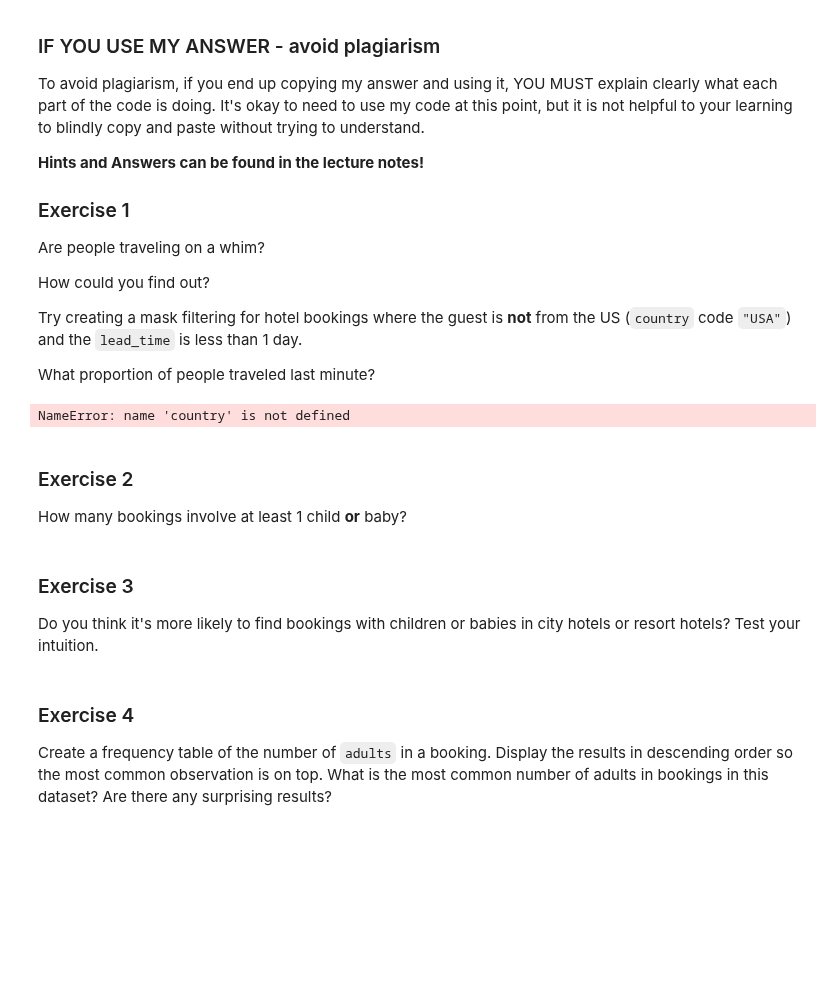
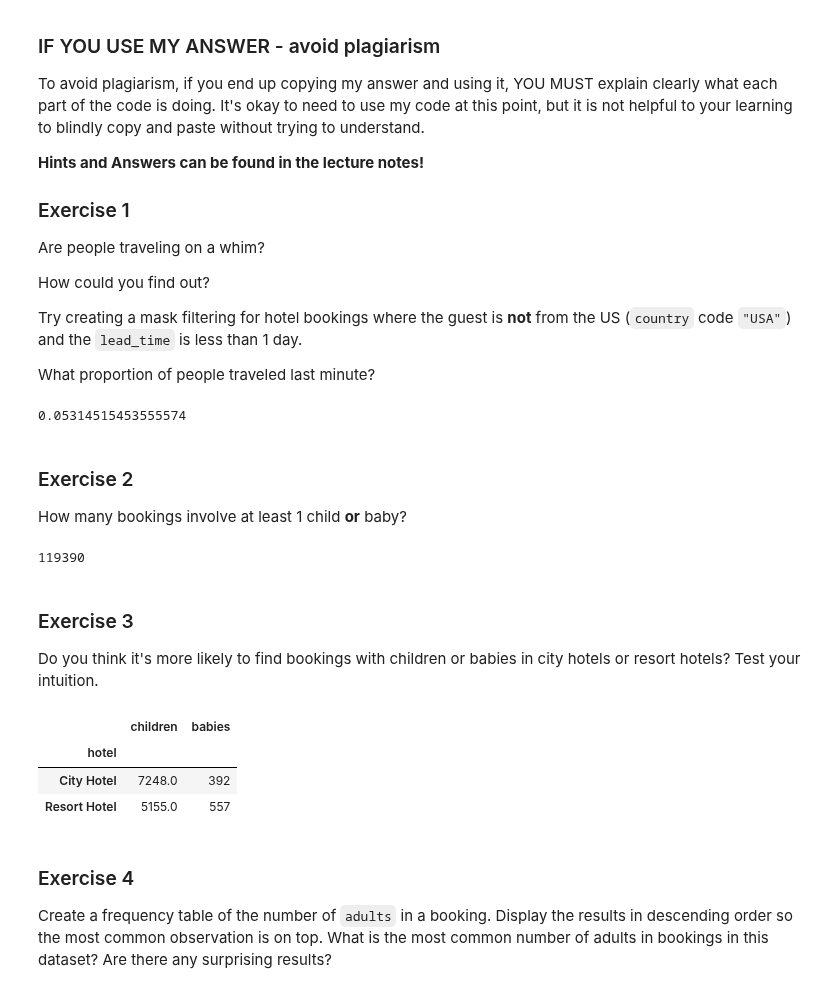
Before and after one commit to ehernandez0904/Data-101-Fall-2025, a Jupyter notebook: Day6/Day6-HW.ipynb, the cells around one changed output. Cells and saved outputs as stored; diff of their text form; code cells hidden in the pictures; blank space fills up the shorter version.

```diff
--- a/Day6/Day6-HW.ipynb
+++ b/Day6/Day6-HW.ipynb
@@ -284,23 +284,43 @@ Try creating a mask filtering for hotel bookings where the guest is **not** from
 What proportion of people traveled last minute?
 # %%
 # Your code here
-mask = (DF_raw_hotels[country]!= Mexico) & (DF_raw_hotels[lead_time]<1)
-DF_final = DF_raw_hotels[mask]
+mask = (DF_raw_hotels['country']!= 'Mexico') & (DF_raw_hotels['lead_time']<1)
+DF_final = (DF_raw_hotels[mask])
+DF_raw_hotels
+len(DF_final)
+len(DF_raw_hotels)
+len(DF_final)/len(DF_raw_hotels)
+#the proportion of people traveled last minute is 0.053, about 5% of people traveled last minute.
 # %% [output]
-NameError: name 'country' is not defined
+0.05314515453555574
 # %% [markdown]
 ### Exercise 2
 
 How many bookings involve at least 1 child **or** baby?
 # %%
 # Your code here:
+mask=(DF_raw_hotels['babies']>0)|(DF_raw_hotels['children'])
+DF_final=DF_raw_hotels
+len(DF_final)
+#119,390 booking involved at least 1 child or any little ones. We're looking at the amount of babies that are shown on the data table that the value is greater than 1 as well as more than 1 child.
+# %% [output]
+119390
 # %% [markdown]
 ### Exercise 3
 
 Do you think it's more likely to find bookings with children or babies in city hotels or resort hotels?
 Test your intuition.
 # %%
-# Your code here:
+# Your code here:It's more likely to find bookings with children at city hotels. We're looking at the numjber of babies that were booked in and the number of children while also categorizing them to which hotel they stayed in.
+mask=(DF_raw_hotels['babies']>0)|(DF_raw_hotels['children'])
+DF_final=DF_raw_hotels
+kids=['children','babies']
+DF_final.groupby('hotel')[['children','babies']].sum()
+# %% [output]
+|  | children | babies |
+| hotel |  |  |
+| City Hotel | 7248.0 | 392 |
+| Resort Hotel | 5155.0 | 557 |
 # %% [markdown]
 ### Exercise 4
 
```
Also changed, not shown: parts of 1 cell of this notebook.
